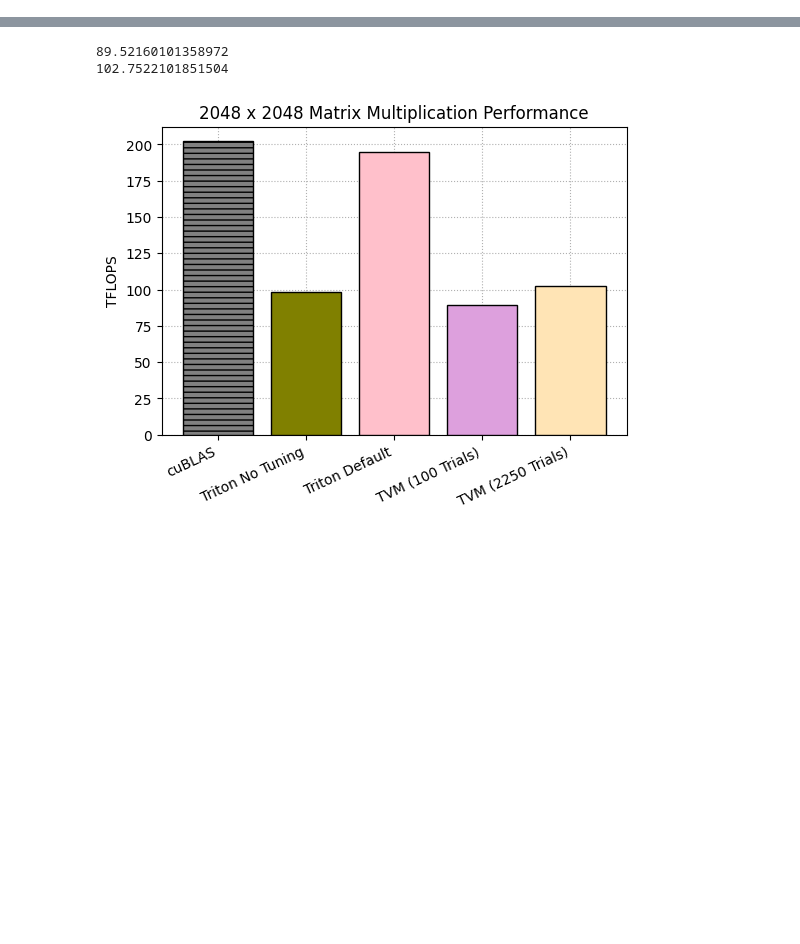
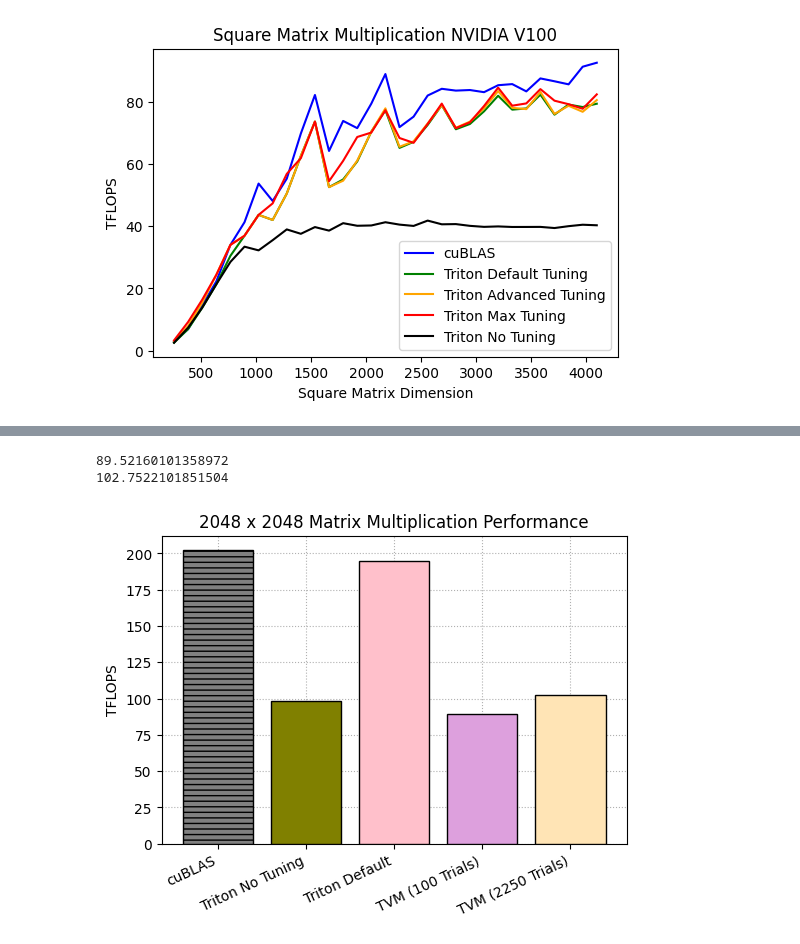
Before and after one commit to felix-ro/EvalTritonTVM, a Jupyter notebook: Results/graphs.ipynb, the cells around one changed output, grey strips where cells are left out. Drawn from its saved outputs; the diff is of its cells as text; code cells hidden in the pictures; blank space fills up the shorter version.

```diff
--- a/Results/graphs.ipynb
+++ b/Results/graphs.ipynb
@@ -60,3 +60,11 @@ createPerfPlot(csv_file_path=csv_file_path, csv_file_name=csv_file_name, title=t
+# %%
+csv_file_path = "Triton/matmul/V100/"
+csv_file_name = "restults_volta_V100.csv"
+title = "Square Matrix Multiplication NVIDIA V100"
+
+createPerfPlot(csv_file_path=csv_file_path, csv_file_name=csv_file_name, title=title)
+# %% [output]
+[figure, added]
 # %%
 csv_file_path = "Triton/matmul/A100/"
 csv_file_name = "results_ampere_A100.csv"
```
Also changed, not shown: parts of 2 cells of this notebook, 6 other files.
